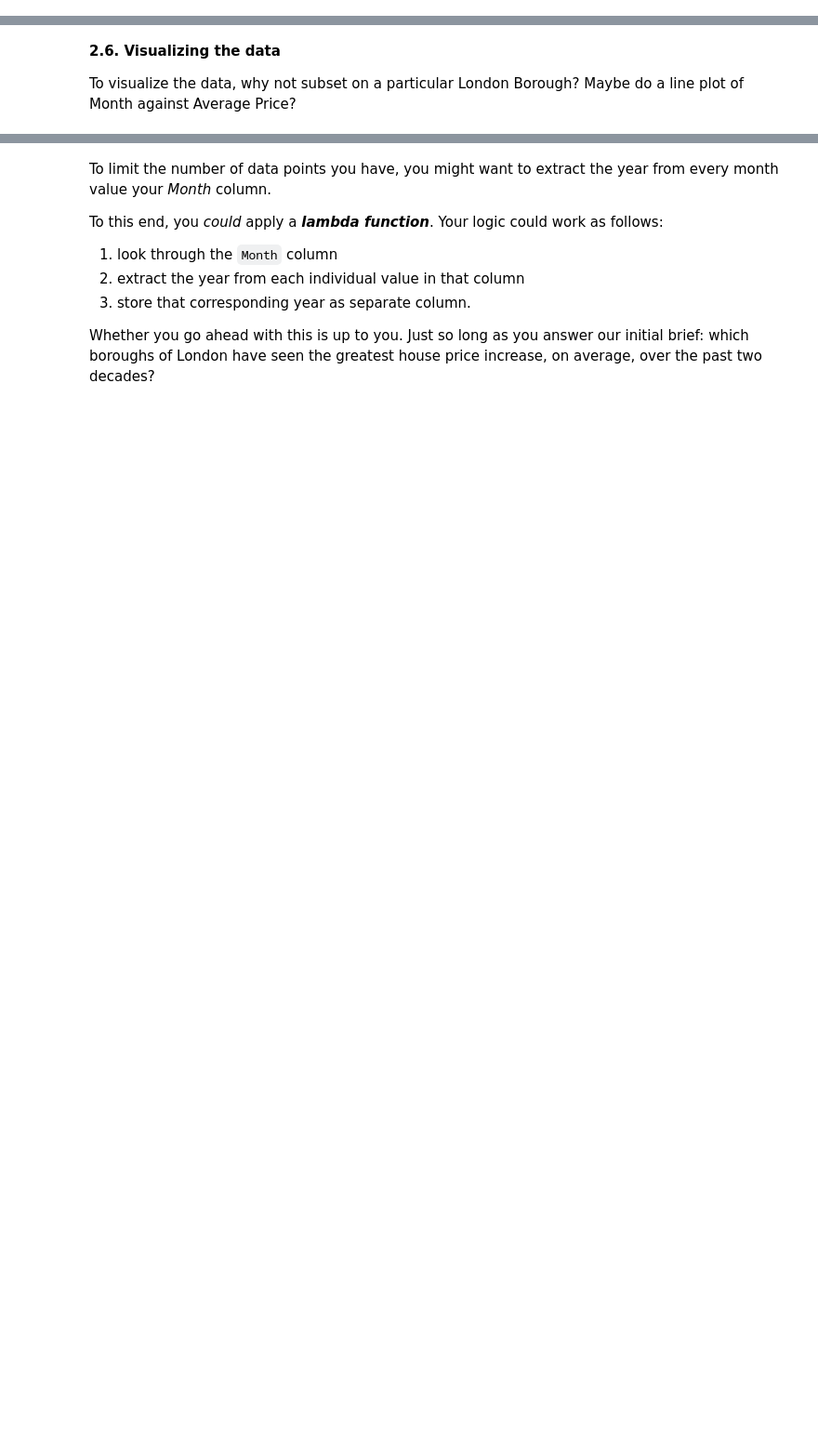
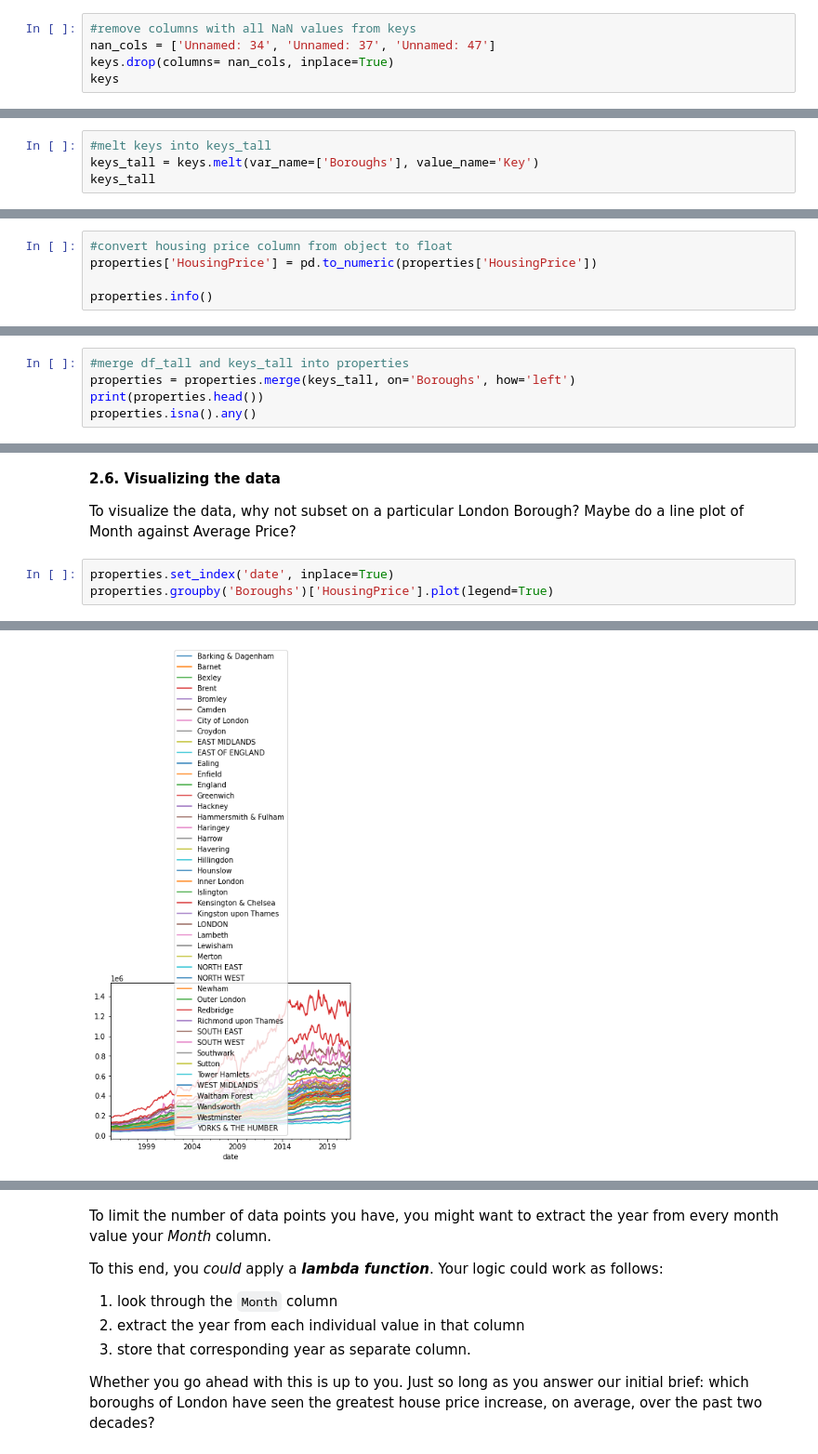
Before and after one commit to andyclark1125/Springboard, a Jupyter notebook: projects/London/London.ipynb, the cells around one changed output, grey strips where cells are left out. Shown at 93% size. Drawn from its saved outputs; the diff is of its cells as text; blank space fills up the shorter version.

Commit message:
Tier 3 London Housing Price Increase Andy Clark

```diff
--- a/projects/London/London.ipynb
+++ b/projects/London/London.ipynb
@@ -235,0 +228,5 @@ print(prop_tall.head())
+# %%
+#remove columns with all NaN values from keys
+nan_cols = ['Unnamed: 34', 'Unnamed: 37', 'Unnamed: 47']
+keys.drop(columns= nan_cols, inplace=True)
+keys
@@ -235,0 +237,4 @@ print(prop_tall.head())
+# %%
+#melt keys into keys_tall
+keys_tall = keys.melt(var_name=['Boroughs'], value_name='Key')
+keys_tall
@@ -237,0 +274,5 @@ Remember to make sure your column data types are all correct. Average prices, fo
+# %%
+#convert housing price column from object to float
+properties['HousingPrice'] = pd.to_numeric(properties['HousingPrice'])
+
+properties.info()
@@ -241,3 +293,8 @@ Remember to make sure your column data types are all correct. Average prices, fo
 Do we have an equal number of observations in the ID, Average Price, Month, and London Borough columns? Remember that there are only 32 London Boroughs. How many entries do you have in that column?
 
 Check out the contents of the London Borough column, and if you find null values, get rid of them however you see fit.
+# %%
+#merge df_tall and keys_tall into properties
+properties = properties.merge(keys_tall, on='Boroughs', how='left')
+print(properties.head())
+properties.isna().any()
@@ -245,3 +314,7 @@ Check out the contents of the London Borough column, and if you find null values
 **2.6. Visualizing the data**
 
 To visualize the data, why not subset on a particular London Borough? Maybe do a line plot of Month against Average Price?
+# %%
+properties.set_index('date', inplace=True)
+properties.groupby('Boroughs')['HousingPrice'].plot(legend=True)
+# %% [output]
@@ -247,0 +338 @@ To visualize the data, why not subset on a particular London Borough? Maybe do a
+[figure, added]
```
Also changed, not shown: parts of 30 cells of this notebook.
